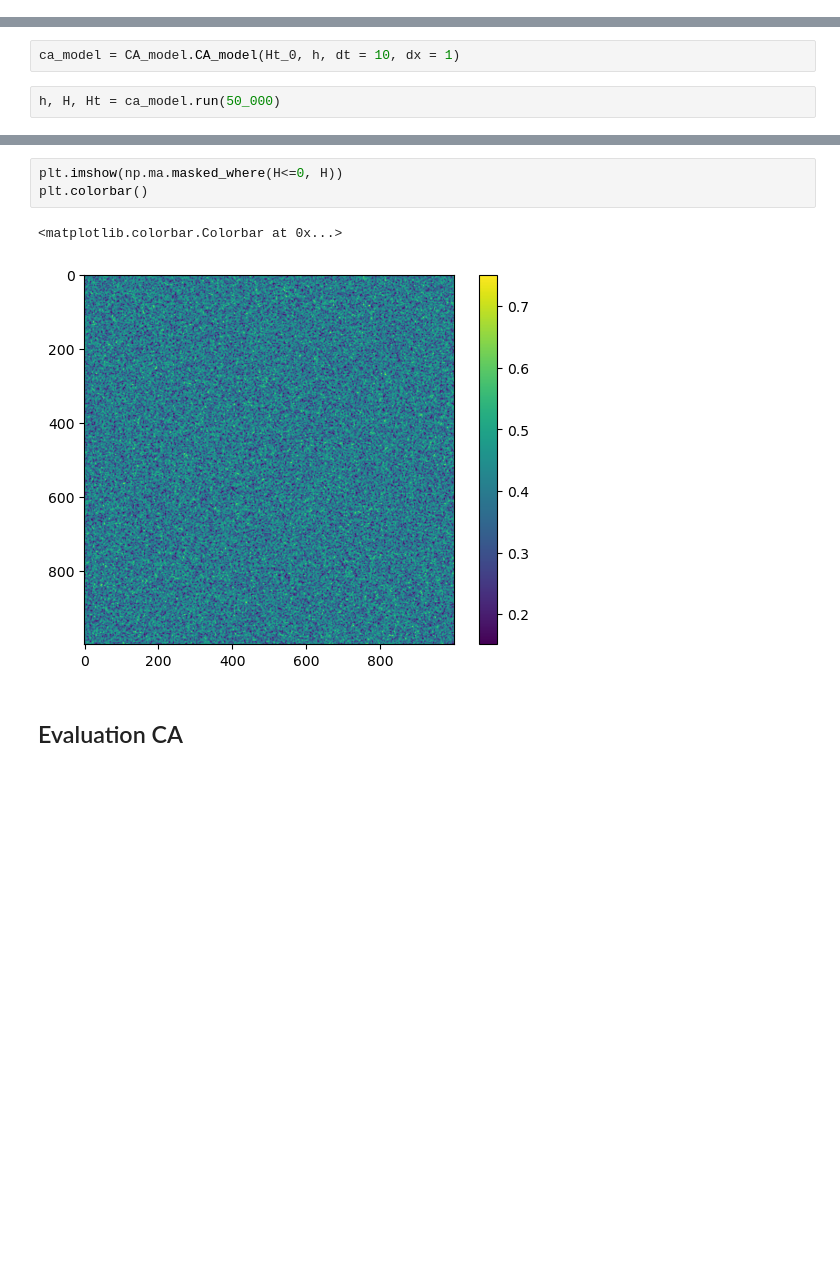
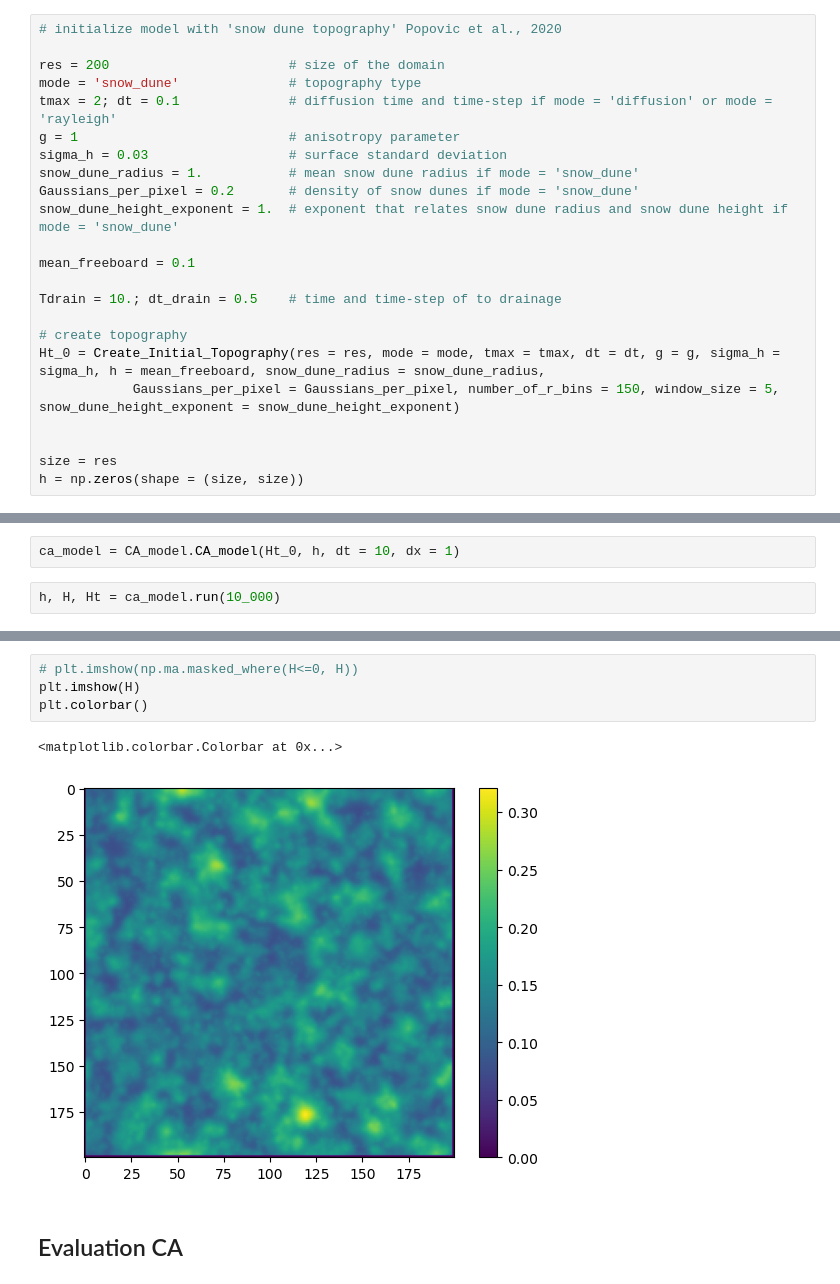
Before and after one commit to PaulHosek/ComplexSystemSimulation, a Jupyter notebook: model_example.ipynb, the cells around one changed output, grey strips where cells are left out. Saved outputs shown, nothing was run; the diff lists cells and outputs as text; blank space fills up the shorter version.

Commit message:
add initial distribution functions from Popovic

```diff
--- a/model_example.ipynb
+++ b/model_example.ipynb
@@ -19,0 +21,23 @@ h = np.zeros(shape = (size, size))
+# %%
+# initialize model with 'snow dune topography' Popovic et al., 2020
+
+res = 200                       # size of the domain
+mode = 'snow_dune'              # topography type
+tmax = 2; dt = 0.1              # diffusion time and time-step if mode = 'diffusion' or mode = 'rayleigh'
+g = 1                           # anisotropy parameter
+sigma_h = 0.03                  # surface standard deviation
+snow_dune_radius = 1.           # mean snow dune radius if mode = 'snow_dune'
+Gaussians_per_pixel = 0.2       # density of snow dunes if mode = 'snow_dune'
+snow_dune_height_exponent = 1.  # exponent that relates snow dune radius and snow dune height if mode = 'snow_dune'
+
+mean_freeboard = 0.1
+
+Tdrain = 10.; dt_drain = 0.5    # time and time-step of to drainage
+
+# create topography
+Ht_0 = Create_Initial_Topography(res = res, mode = mode, tmax = tmax, dt = dt, g = g, sigma_h = sigma_h, h = mean_freeboard, snow_dune_radius = snow_dune_radius,
+            Gaussians_per_pixel = Gaussians_per_pixel, number_of_r_bins = 150, window_size = 5, snow_dune_height_exponent = snow_dune_height_exponent)
+
+
+size = res
+h = np.zeros(shape = (size, size))
@@ -20,7 +50,7 @@ h = np.zeros(shape = (size, size))
 # %%
 ca_model = CA_model.CA_model(Ht_0, h, dt = 10, dx = 1)
 # %%
-h, H, Ht = ca_model.run(50_000)
+h, H, Ht = ca_model.run(10_000)
 # %%
 plt.imshow(np.ma.masked_where(h<=0.01, h))
 plt.colorbar()
@@ -30,9 +60,10 @@ plt.colorbar()
 # %%
-plt.imshow(np.ma.masked_where(H<=0, H))
+# plt.imshow(np.ma.masked_where(H<=0, H))
+plt.imshow(H)
 plt.colorbar()
 # %% [output]
 <matplotlib.colorbar.Colorbar at 0x...>
-[figure, old version]
+[figure, new version]
 # %% [markdown]
 ## Evaluation CA
 # %%
```
Also changed, not shown: parts of 5 cells of this notebook, 2 other files.
